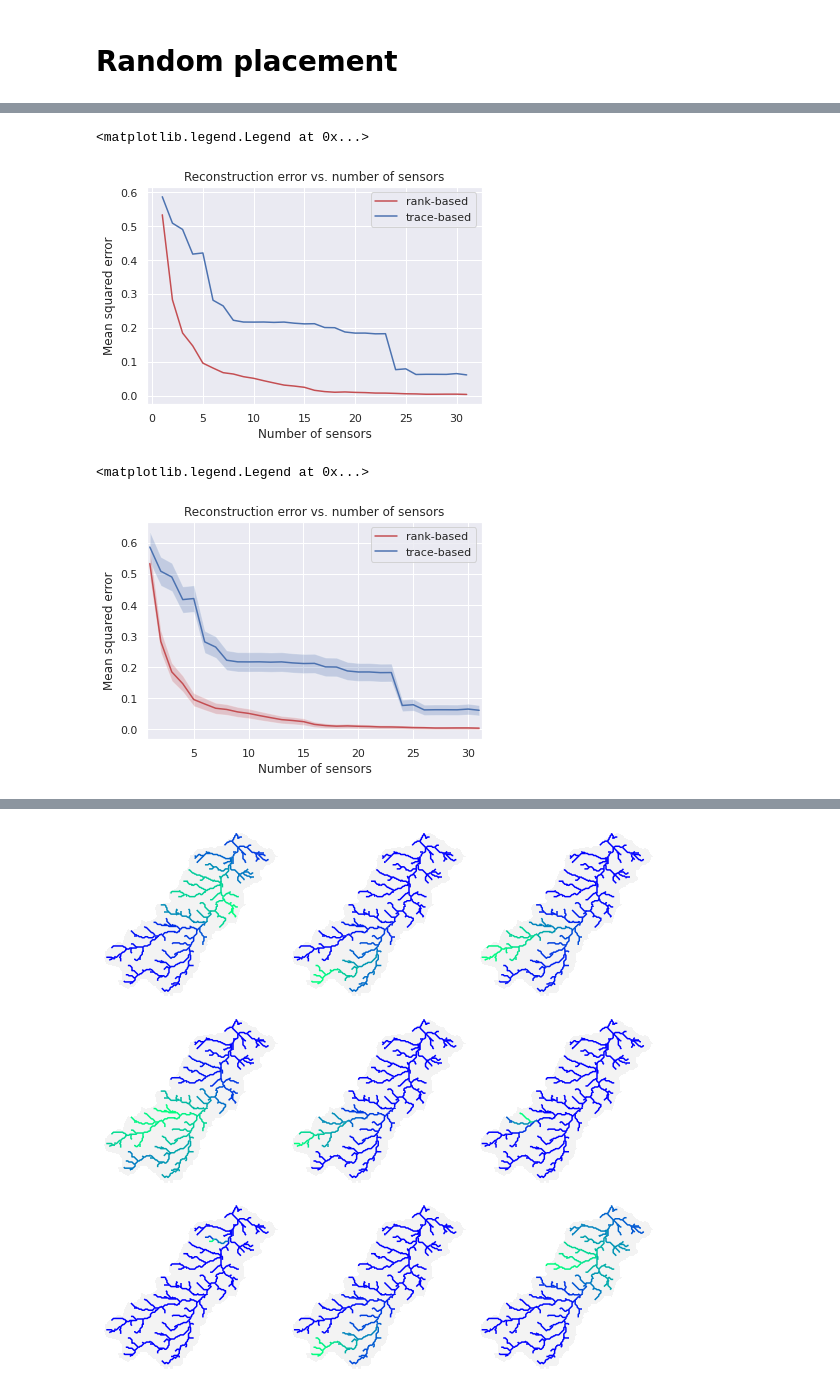
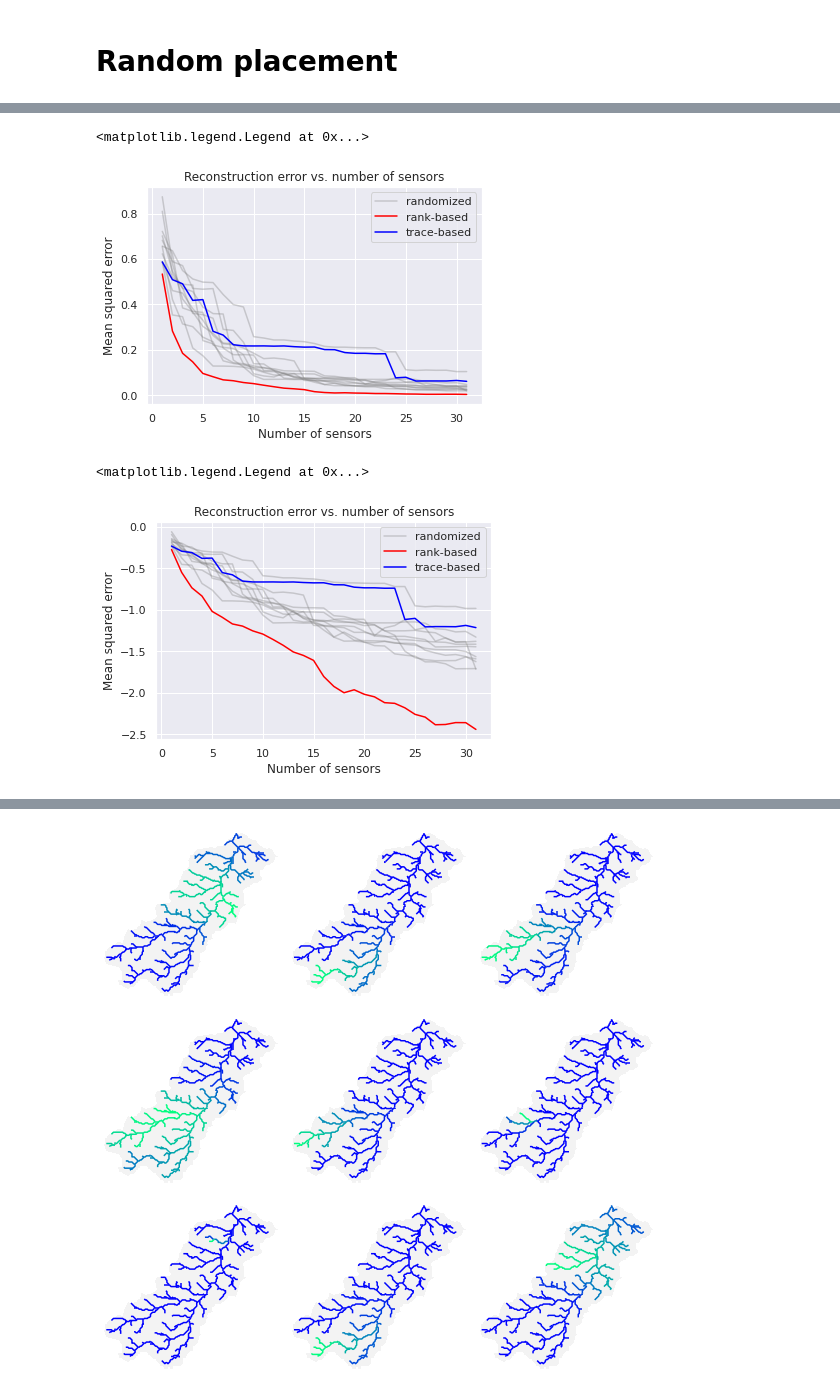
Before and after one commit to kLabUM/sensor-placement, a Jupyter notebook: notebooks/advection_diffusion_reconstruction_analysis_heat_kernel.ipynb, the cells around one changed output, grey strips where cells are left out. Cells and saved outputs as stored; diff of their text form; code cells hidden in the pictures.

Commit message:
Add 10 randomized trials

```diff
--- a/notebooks/advection_diffusion_reconstruction_analysis_heat_kernel.ipynb
+++ b/notebooks/advection_diffusion_reconstruction_analysis_heat_kernel.ipynb
@@ -324,8 +305,12 @@ std_by_num_sensors_u0 = np.asarray([((X0_hats_u0[i] - X0)).std() for i in range(
 # %%
 sns.set()
 # %%
-plt.plot(np.arange(1, 32), mse_by_num_sensors_r, label='rank-based', c='r')
-plt.plot(np.arange(1, 32), mse_by_num_sensors_t, label='trace-based', c='b')
+plt.plot(np.arange(1, 32), mse_by_num_sensors_U[0], label='randomized', c='0.5', alpha=0.35)
+for mse_by_num_sensors_u in mse_by_num_sensors_U[1:]:
+    plt.plot(np.arange(1, 32), mse_by_num_sensors_u, c='0.5', alpha=0.35)
+plt.plot(np.arange(1, 32), mse_by_num_sensors_r, label='rank-based', c='red')
+plt.plot(np.arange(1, 32), mse_by_num_sensors_t, label='trace-based', c='blue')
+
 plt.xlabel('Number of sensors')
 plt.ylabel('Mean squared error')
 plt.title('Reconstruction error vs. number of sensors')
@@ -333,19 +318,19 @@ plt.title('Reconstruction error vs. number of sensors')
 plt.legend()
 # %% [output]
 <matplotlib.legend.Legend at 0x...>
-[figure, old version]
+[figure, new version]
 # %%
-plt.plot(np.arange(1, 32), mse_by_num_sensors_r, label='rank-based', c='r')
-plt.plot(np.arange(1, 32), mse_by_num_sensors_t, label='trace-based', c='b')
-plt.fill_between(np.arange(1, 32), mse_by_num_sensors_t + std_by_num_sensors_t,
-                 mse_by_num_sensors_t - std_by_num_sensors_t, facecolor='b', alpha=0.25)
-plt.fill_between(np.arange(1, 32), mse_by_num_sensors_r + std_by_num_sensors_r,
-                 mse_by_num_sensors_r - std_by_num_sensors_r, facecolor='r', alpha=0.25)
+plt.plot(np.arange(1, 32), np.log10(mse_by_num_sensors_U[0]), label='randomized', c='0.5', alpha=0.35)
+for mse_by_num_sensors_u in mse_by_num_sensors_U[1:]:
+    plt.plot(np.arange(1, 32), np.log10(mse_by_num_sensors_u), c='0.5', alpha=0.35)
+plt.plot(np.arange(1, 32), np.log10(mse_by_num_sensors_r), label='rank-based', c='red')
+plt.plot(np.arange(1, 32), np.log10(mse_by_num_sensors_t), label='trace-based', c='blue')
+
 plt.xlabel('Number of sensors')
 plt.ylabel('Mean squared error')
 plt.title('Reconstruction error vs. number of sensors')
-plt.xlim(1 - 0.25, 31 + 0.25)
+#plt.xlim(1 - 0.2, 31 + 0.2)
 plt.legend()
 # %% [output]
 <matplotlib.legend.Legend at 0x...>
-[figure, old version]
+[figure, new version]
```
Also changed, not shown: parts of 15 cells of this notebook.
